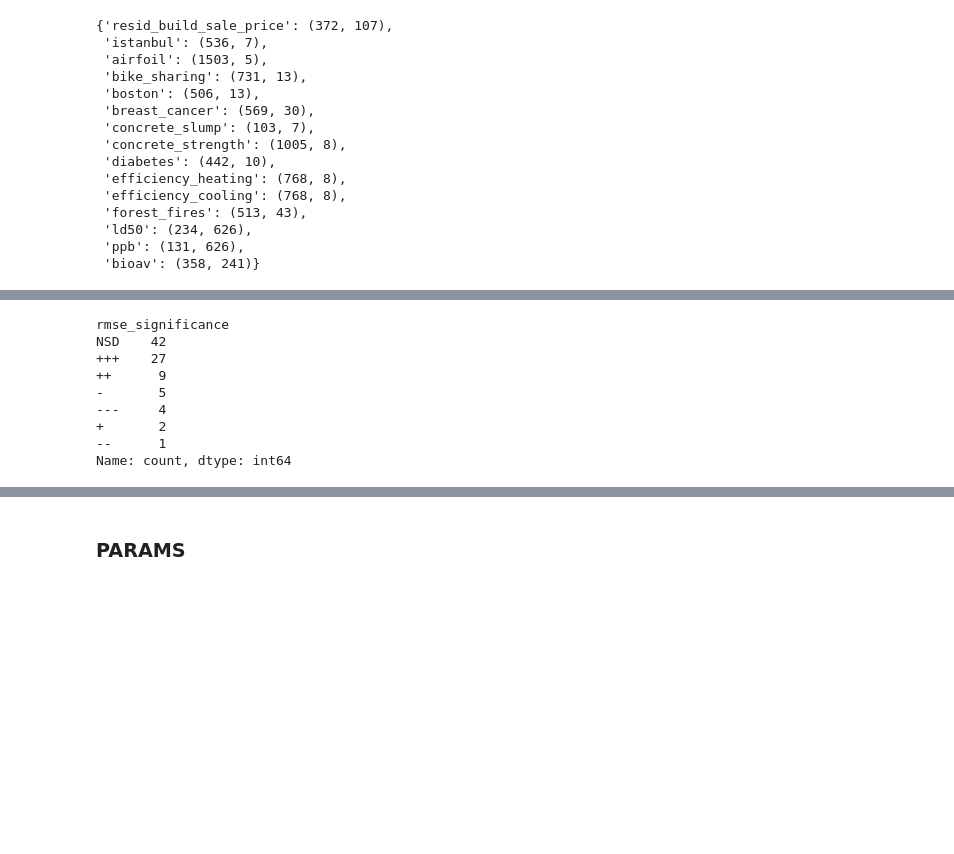
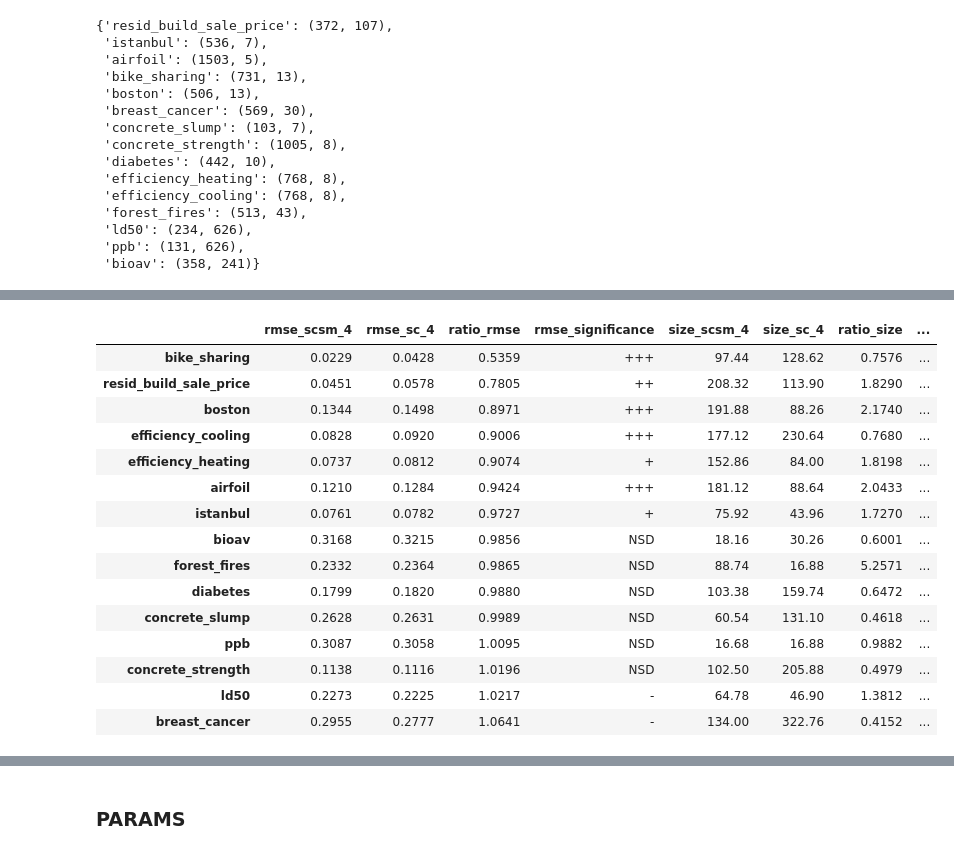
Before and after one commit to amarmate/SLIM-TEST-LITE, a Jupyter notebook: results.ipynb, the cells around one changed output, grey strips where cells are left out. Cells and saved outputs as stored; diff of their text form; code cells hidden in the pictures; blank space fills up the shorter version.

```diff
--- a/results.ipynb
+++ b/results.ipynb
@@ -385,17 +387,24 @@ NSD    42
 Name: count, dtype: int64
 # %%
-means_df(prefixes=['scsm_3', 'sc_3'],
-         best=False, rmse_compare=False, decimals=4, table=False).value_counts('rmse_significance')
+means_df(prefixes=['scsm_4', 'sc_4'],
+         best=True, rmse_compare=False, decimals=4, table=False)
 # %% [output]
-rmse_significance
-NSD    42
-+++    27
-++      9
--       5
----     4
-+       2
---      1
-Name: count, dtype: int64
+|  | rmse_scsm_4 | rmse_sc_4 | ratio_rmse | rmse_significance | size_scsm_4 | size_sc_4 | ratio_size | ... |
+| bike_sharing | 0.0229 | 0.0428 | 0.5359 | +++ | 97.44 | 128.62 | 0.7576 | ... |
+| resid_build_sale_price | 0.0451 | 0.0578 | 0.7805 | ++ | 208.32 | 113.90 | 1.8290 | ... |
+| boston | 0.1344 | 0.1498 | 0.8971 | +++ | 191.88 | 88.26 | 2.1740 | ... |
+| efficiency_cooling | 0.0828 | 0.0920 | 0.9006 | +++ | 177.12 | 230.64 | 0.7680 | ... |
+| efficiency_heating | 0.0737 | 0.0812 | 0.9074 | + | 152.86 | 84.00 | 1.8198 | ... |
+| airfoil | 0.1210 | 0.1284 | 0.9424 | +++ | 181.12 | 88.64 | 2.0433 | ... |
+| istanbul | 0.0761 | 0.0782 | 0.9727 | + | 75.92 | 43.96 | 1.7270 | ... |
+| bioav | 0.3168 | 0.3215 | 0.9856 | NSD | 18.16 | 30.26 | 0.6001 | ... |
+| forest_fires | 0.2332 | 0.2364 | 0.9865 | NSD | 88.74 | 16.88 | 5.2571 | ... |
+| diabetes | 0.1799 | 0.1820 | 0.9880 | NSD | 103.38 | 159.74 | 0.6472 | ... |
+| concrete_slump | 0.2628 | 0.2631 | 0.9989 | NSD | 60.54 | 131.10 | 0.4618 | ... |
+| ppb | 0.3087 | 0.3058 | 1.0095 | NSD | 16.68 | 16.88 | 0.9882 | ... |
+| concrete_strength | 0.1138 | 0.1116 | 1.0196 | NSD | 102.50 | 205.88 | 0.4979 | ... |
+| ld50 | 0.2273 | 0.2225 | 1.0217 | - | 64.78 | 46.90 | 1.3812 | ... |
+| breast_cancer | 0.2955 | 0.2777 | 1.0641 | - | 134.00 | 322.76 | 0.4152 | ... |
 # %%
 df = means_df(prefixes=['scsm', 'sc'],
          best=False, rmse_compare=False, decimals=4, table=False)
```
Also changed, not shown: parts of 5 cells of this notebook, 2 other files.
